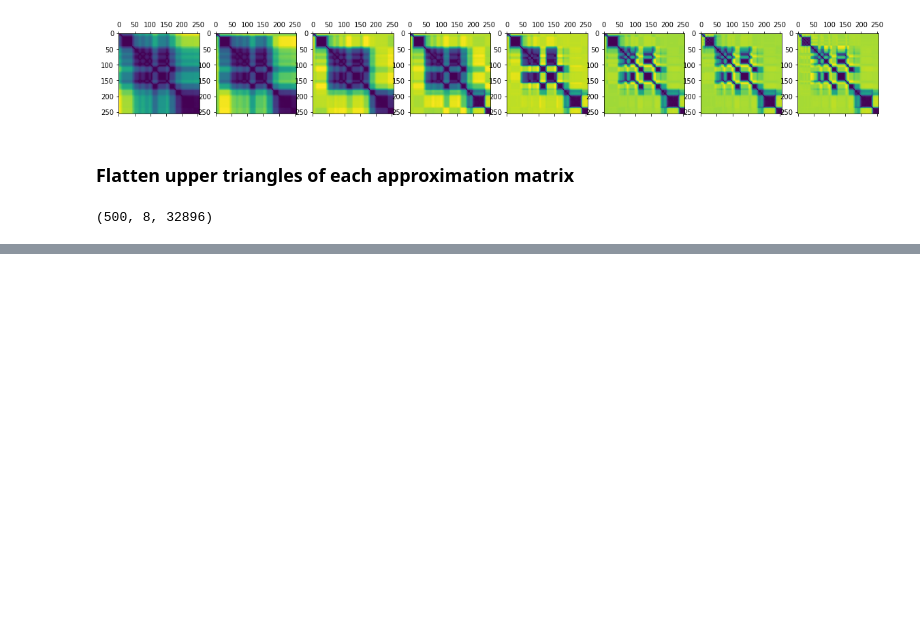
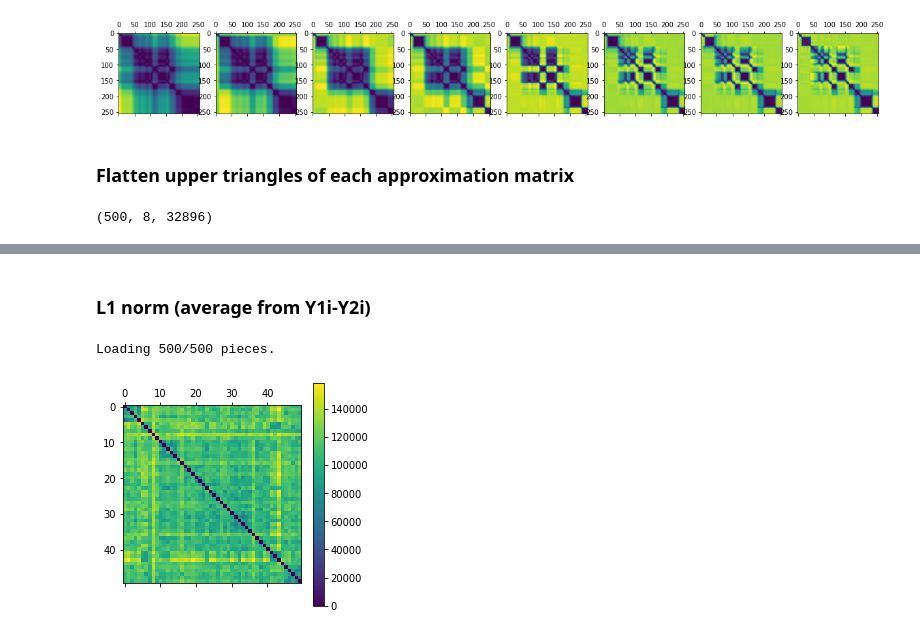
Before and after one commit to chrispla/structure_representation, a Jupyter notebook: structure_datacos.ipynb, the cells around one changed output, grey strips where cells are left out. Drawn from its saved outputs; the diff is of its cells as text; code cells hidden in the pictures; blank space fills up the shorter version.

```diff
--- a/structure_datacos.ipynb
+++ b/structure_datacos.ipynb
@@ -145,0 +175,15 @@ print(all_flatsets.shape)
+# %% [markdown]
+### L1 norm (average from Y1i-Y2i)
+# %%
+L1_distances = np.zeros((all_merged.shape[0], all_merged.shape[0]))
+for i in range(all_flatsets.shape[0]):
+    for j in range(all_flatsets.shape[0]):
+        L1_distances[i][j] = np.linalg.norm(all_merged[i]-all_merged[j], ord=1)
+    sys.stdout.write("\rLoading %i/500 pieces." % (i+1))
+    sys.stdout.flush()
+plt.matshow(L1_distances[:50, :50])
+plt.colorbar()
+plt.show()
+# %% [output]
+Loading 500/500 pieces.
+[figure, added]
```
Also changed, not shown: parts of 20 cells of this notebook.
